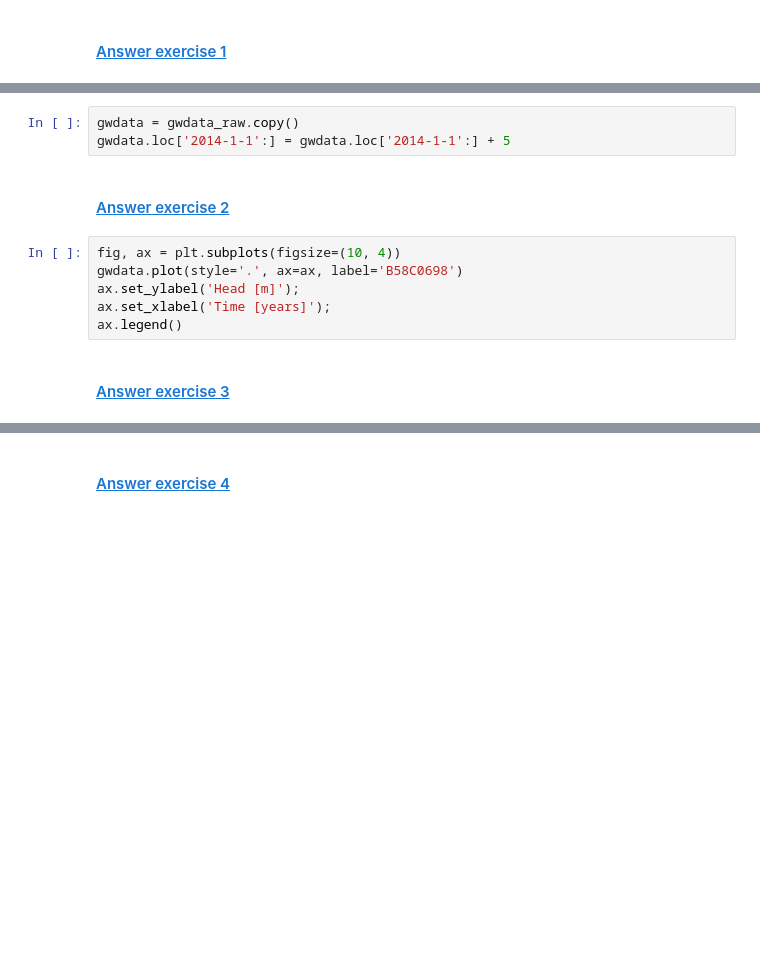
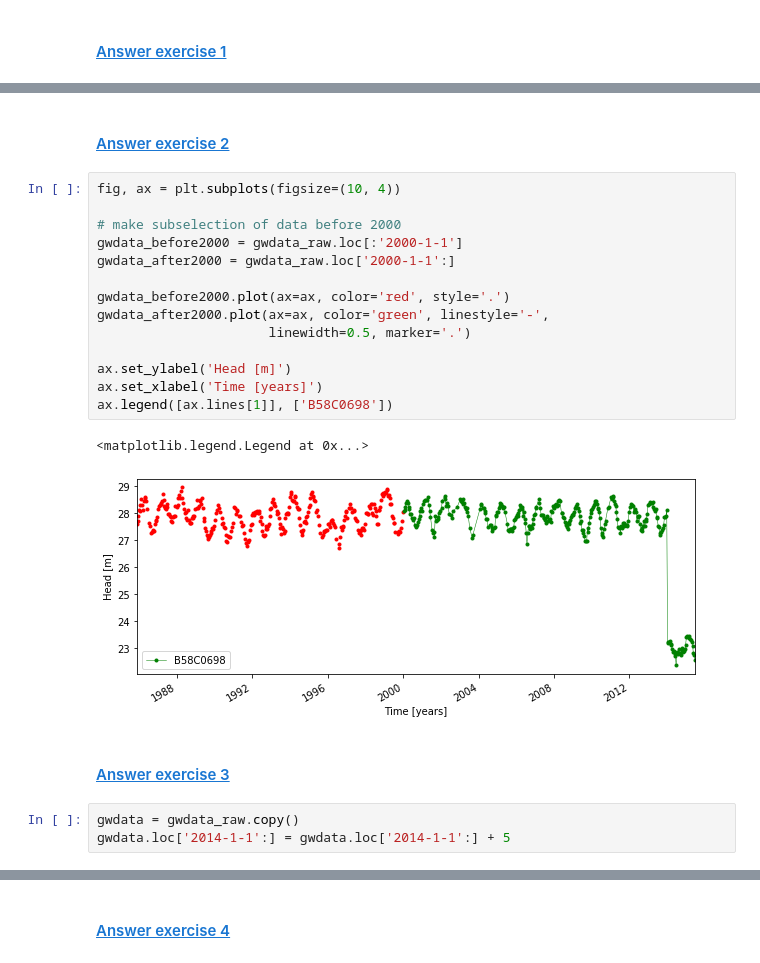
Before and after one commit to MAMBA-python/course-material, a Jupyter notebook: Exercise_notebooks/On_topic/24_pastas/1_basic_pastas_model.ipynb, the cells around one changed output, grey strips where cells are left out. Saved outputs shown, nothing was run; the diff lists cells and outputs as text; blank space fills up the shorter version.

Commit message:
update exercises pastas

```diff
--- a/Exercise_notebooks/On_topic/24_pastas/1_basic_pastas_model.ipynb
+++ b/Exercise_notebooks/On_topic/24_pastas/1_basic_pastas_model.ipynb
@@ -155,13 +222,24 @@ The folder `data\nb1` contains the files `head_ex9.csv`,
+# %% [markdown]
+#### <a href="#ex2">Answer exercise 2</a> <a name="ans2"></a>
+# %%
+fig, ax = plt.subplots(figsize=(10, 4))
+
+# make subselection of data before 2000
+gwdata_before2000 = gwdata_raw.loc[:'2000-1-1']
+gwdata_after2000 = gwdata_raw.loc['2000-1-1':]
+
+gwdata_before2000.plot(ax=ax, color='red', style='.')
+gwdata_after2000.plot(ax=ax, color='green', linestyle='-',
+                      linewidth=0.5, marker='.')
+
+ax.set_ylabel('Head [m]')
+ax.set_xlabel('Time [years]')
+ax.legend([ax.lines[1]], ['B58C0698'])
+# %% [output]
+<matplotlib.legend.Legend at 0x...>
+[figure, added]
+# %% [markdown]
+#### <a href="#ex3">Answer exercise 3</a> <a name="ans3"></a>
 # %%
 gwdata = gwdata_raw.copy()
 gwdata.loc['2014-1-1':] = gwdata.loc['2014-1-1':] + 5
-# %% [markdown]
-#### <a href="#ex2">Answer exercise 2</a> <a name="ans2"></a>
-# %%
-fig, ax = plt.subplots(figsize=(10, 4))
-gwdata.plot(style='.', ax=ax, label='B58C0698')
-ax.set_ylabel('Head [m]');
-ax.set_xlabel('Time [years]');
-ax.legend()
-# %% [markdown]
-#### <a href="#ex3">Answer exercise 3</a> <a name="ans3"></a>
```
Also changed, not shown: parts of 35 cells of this notebook, 25 other files.
